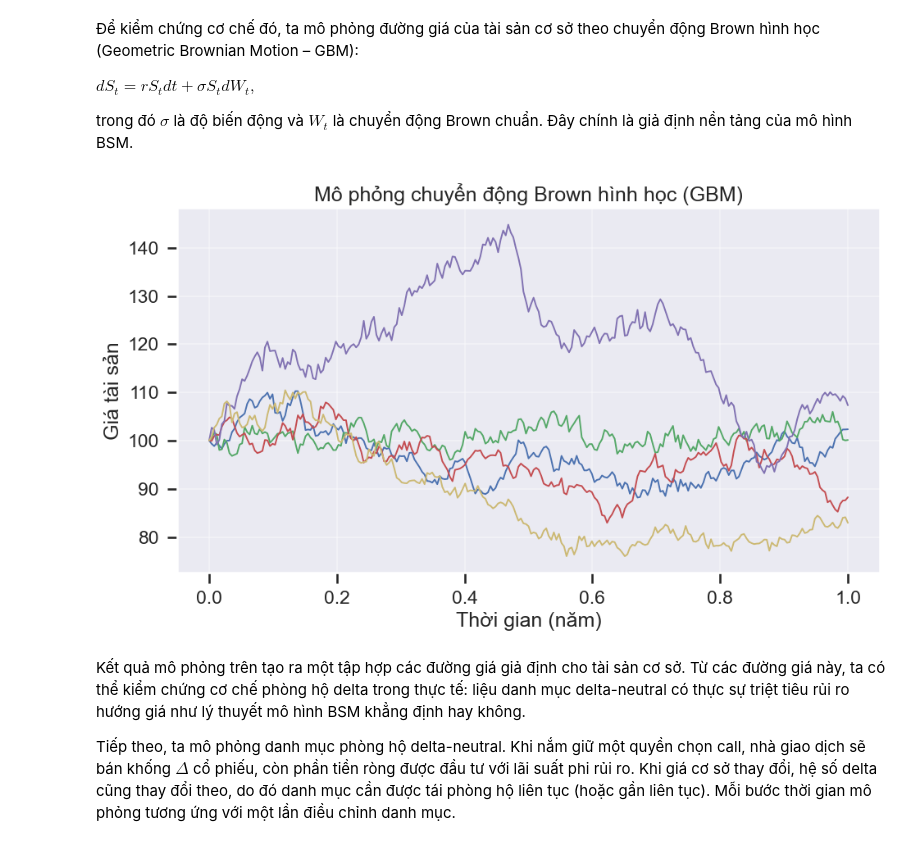
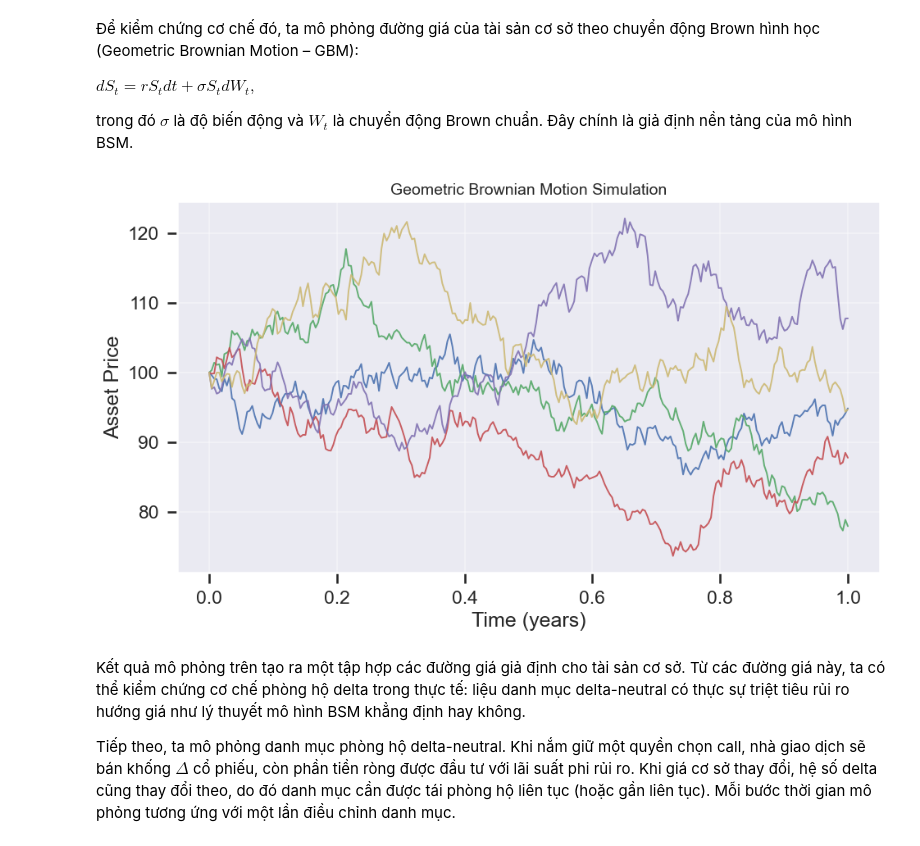
Before and after one commit to letrinhandn/quant-finance, a Jupyter notebook: notebooks/Black-Scholes-Merton-Model.ipynb, the cells around one changed output. Drawn from its saved outputs; the diff is of its cells as text; code cells hidden in the pictures.

```diff
--- a/notebooks/Black-Scholes-Merton-Model.ipynb
+++ b/notebooks/Black-Scholes-Merton-Model.ipynb
@@ -210,30 +282,86 @@
 # %%
-def simulate_gbm(paths, steps, S0, r, sigma, dt, seed=RNG_SEED):
-    """Mô phỏng GBM: S_{t+dt} = S_t * exp((r-σ²/2)dt + σ√dt·Z)."""
+# =========================================================
+# Geometric Brownian Motion Simulation
+# =========================================================
+def simulate_gbm(
+    paths: int,
+    steps: int,
+    S0: float,
+    r: float,
+    sigma: float,
+    dt: float,
+    seed: int | None = None
+) -> np.ndarray:
+    """
+    Simulate asset price paths under Geometric Brownian Motion (GBM).
+
+    Mathematical Model
+    ------------------
+    S_{t+Δt} = S_t × exp[(r - 0.5σ²)Δt + σ√Δt·Z],
+    where Z ~ N(0, 1).
+
+    Parameters
+    ----------
+    paths : int
+        Number of simulated price paths.
+    steps : int
+        Number of time steps.
+    S0 : float
+        Initial asset price.
+    r : float
+        Risk-free interest rate.
+    sigma : float
+        Volatility of the underlying asset.
+    dt : float
+        Time increment (in years).
+    seed : int or None, optional
+        Random seed for reproducibility.
+
+    Returns
+    -------
+    np.ndarray
+        Simulated price paths with shape (paths, steps + 1).
+    """
     rng = np.random.default_rng(seed)
     Z = rng.standard_normal((paths, steps))
-    S = np.empty((paths, steps + 1))
+    S = np.empty((paths, steps + 1), dtype=np.float64)
     S[:, 0] = S0
-    drift = (r - 0.5 * sigma**2) * dt
-    vol   = sigma * np.sqrt(dt)
-    for i in range(steps):
-        S[:, i + 1] = S[:, i] * np.exp(drift + vol * Z[:, i])
+
+    drift = (r - 0.5 * sigma ** 2) * dt
+    vol = sigma * np.sqrt(dt)
+
+    log_returns = drift + vol * Z
+    log_cum = np.cumsum(log_returns, axis=1)
+    S[:, 1:] = S0 * np.exp(log_cum)
     return S
 
-S_paths = simulate_gbm(paths=paths, steps=steps, S0=S0, r=r, sigma=sigma, dt=dt, seed=RNG_SEED)
 
-# Vẽ 5 đường đầu tiên cho trực quan
+# ==============================
+# Example Simulation & Plot
+# ==============================
+S0 = 100.0
+r = 0.05
+sigma = 0.2
+T = 1.0
+steps = 252
+paths = 2000
+N_PLOT = 5
+dt = T / steps
+time = np.linspace(0.0, T, steps + 1)
+
+S_paths = simulate_gbm(paths, steps, S0, r, sigma, dt, seed=None)
+
 plt.figure(figsize=(10, 6))
 for i in range(min(N_PLOT, paths)):
-    plt.plot(time, S_paths[i], lw=1.4)
-plt.title("Mô phỏng chuyển động Brown hình học (GBM)")
-plt.xlabel("Thời gian (năm)")
-plt.ylabel("Giá tài sản")
+    plt.plot(time, S_paths[i], lw=1.4, alpha=0.9)
+plt.title("Geometric Brownian Motion Simulation", fontsize=14)
+plt.xlabel("Time (years)")
+plt.ylabel("Asset Price")
 plt.grid(alpha=0.35)
 plt.tight_layout()
 plt.show()
 # %% [output]
-[figure, old version]
+[figure, new version]
 # %% [markdown]
 Kết quả mô phỏng trên tạo ra một tập hợp các đường giá giả định cho tài sản cơ sở. Từ các đường giá này, ta có thể kiểm chứng cơ chế phòng hộ delta trong thực tế: liệu danh mục delta-neutral có thực sự triệt tiêu rủi ro hướng giá như lý thuyết mô hình BSM khẳng định hay không.
 
```
Also changed, not shown: parts of 6 cells of this notebook.
